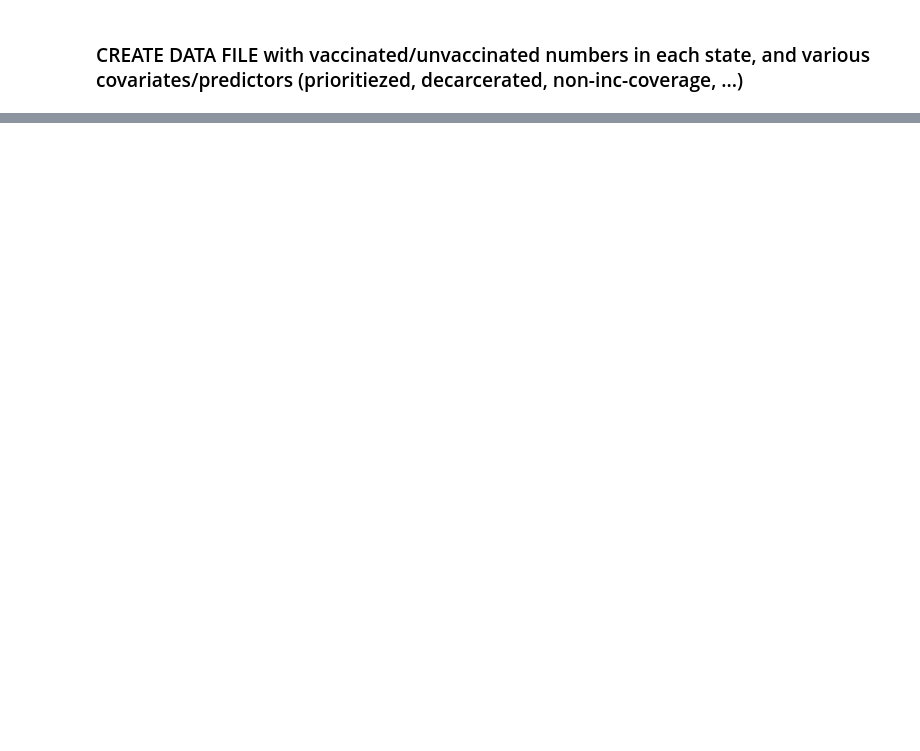
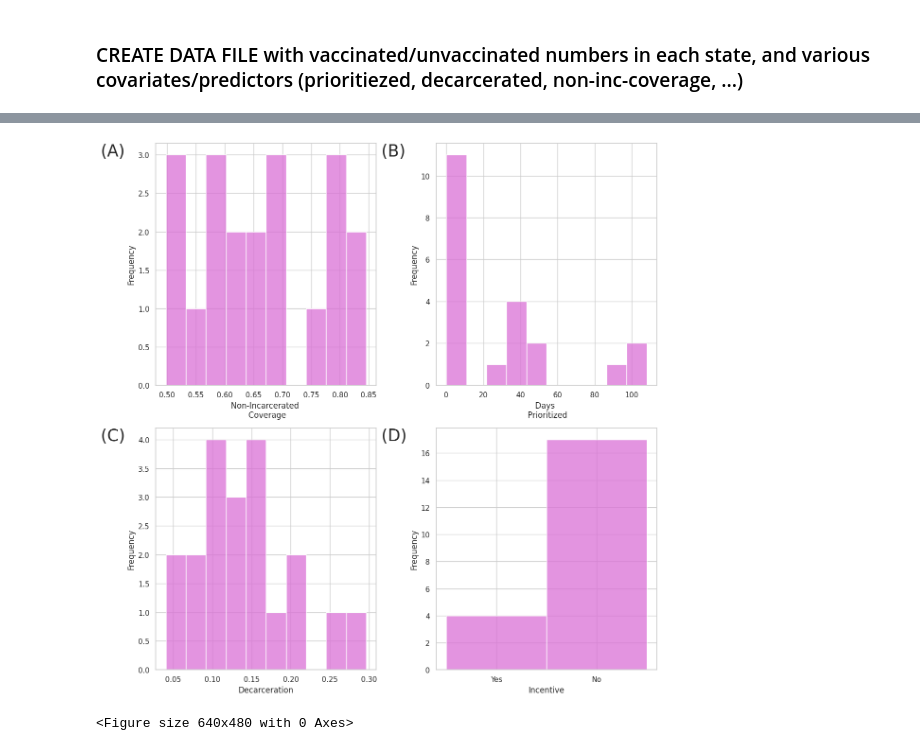
Before and after one commit to bansallab/incarcerated_vacc, a Jupyter notebook: Regression_final.ipynb, the cells around one changed output, grey strips where cells are left out. Saved outputs shown, nothing was run; the diff lists cells and outputs as text; code cells hidden in the pictures; blank space fills up the shorter version.

```diff
--- a/Regression_final.ipynb
+++ b/Regression_final.ipynb
@@ -379,0 +508,32 @@ print(slope(decar,incar_cov_decar)/10*100)
+# %%
+# List of columns you want to plot
+import string
+columns = ["Non-Incarcerated \n Coverage", "Days \n Prioritized", 'Decarceration', 'Incentive']
+
+columns = ["Non-Incarcerated \n Coverage", "Days \n Prioritized", 'Decarceration', 'Incentive']
+fig, axes = plt.subplots(2, 2, figsize=(12, 12))
+axes = axes.flatten()
+
+for i, column in enumerate(columns):
+    # Add subplot lettering: A, B, C, D
+    axes[i].text(-0.25, 1, f"({string.ascii_uppercase[i]})", transform=axes[i].transAxes,
+             fontsize=25, fontweight='normal', va='top', ha='left')
+
+    if column == 'Incentive':
+        # Map 0 to 'No', 1 to 'Yes'
+        temp_data = df[column].map({0: 'No', 1: 'Yes'})
+        sns.histplot(temp_data, bins=2, discrete=True, color='orchid', ax=axes[i])
+        axes[i].set_xlabel('Incentive')
+    else:
+        sns.histplot(df[column], bins=10, kde=False, color='orchid', ax=axes[i])
+        axes[i].set_xlabel(column)
+
+    axes[i].set_ylabel('Frequency')
+    axes[i].grid(True)
+
+plt.tight_layout()
+plt.show()
+plt.savefig("covariate_histograms.png", dpi=300, bbox_inches='tight')
+# %% [output]
+[figure, added]
+<Figure size 640x480 with 0 Axes>
```
Also changed, not shown: parts of 15 cells of this notebook.
